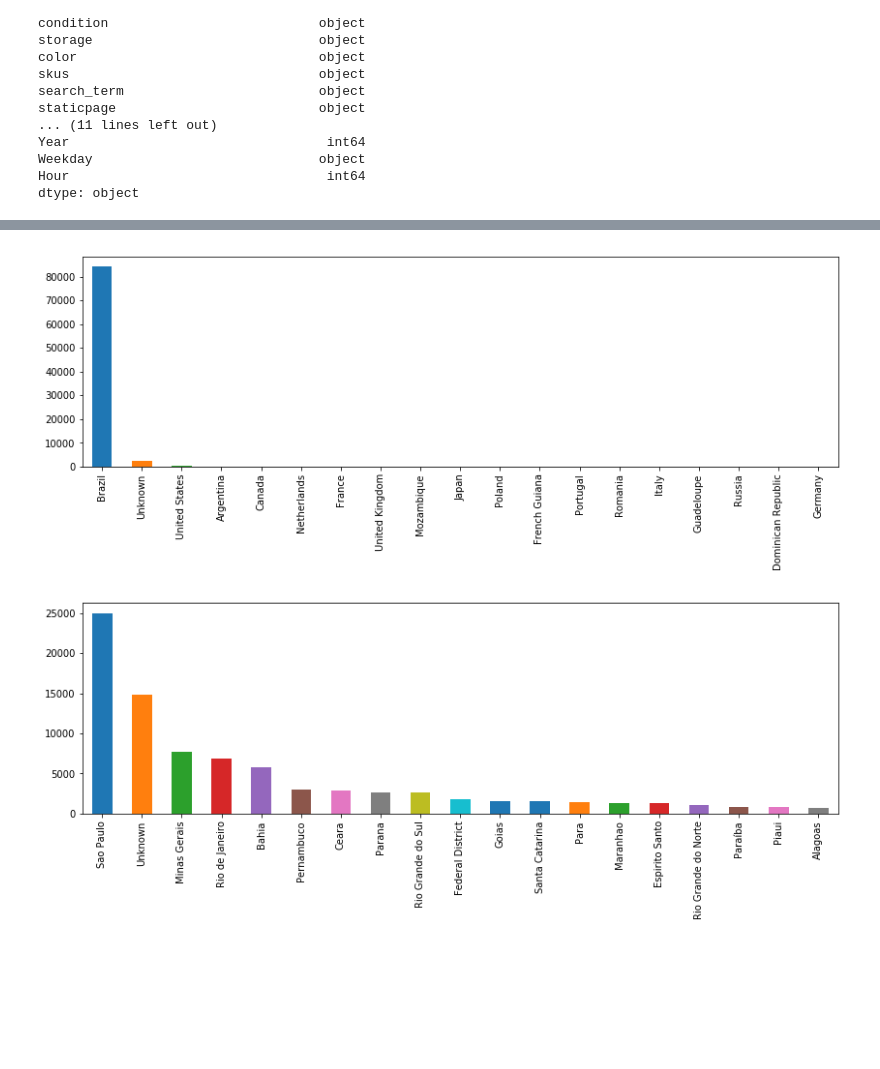
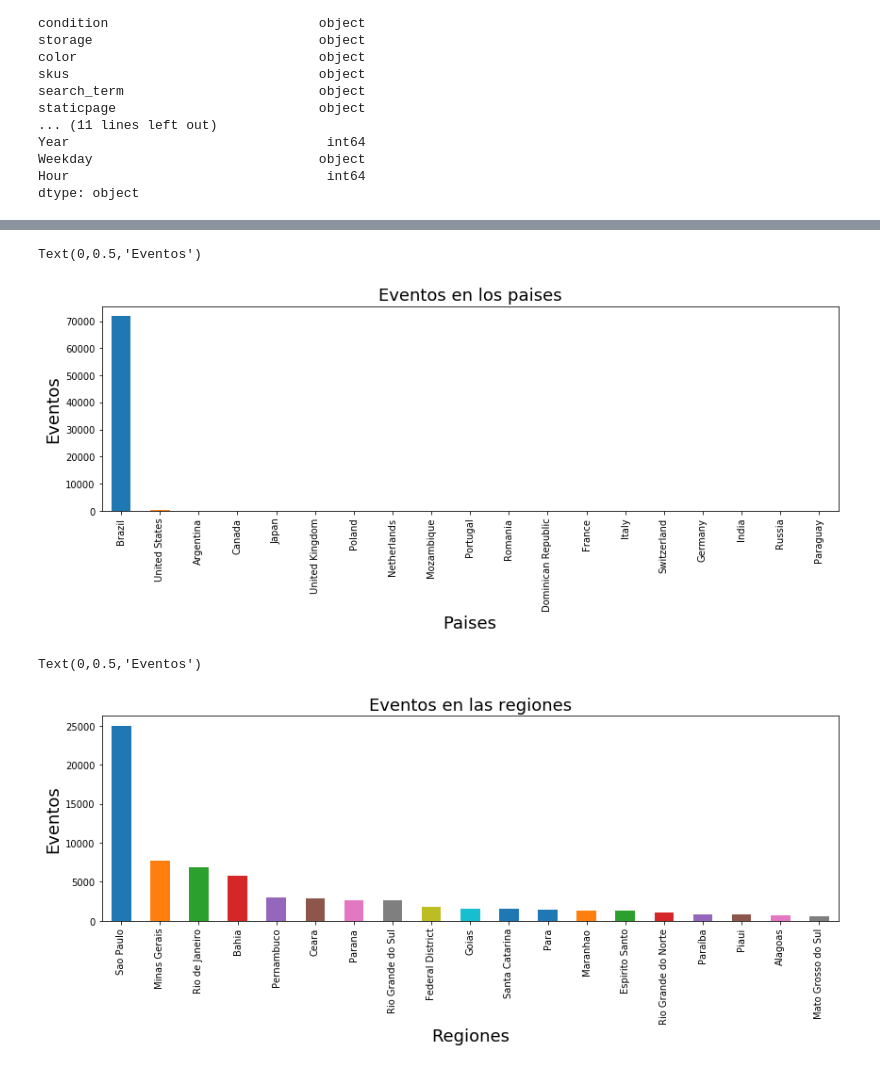
Before and after one commit to MartinCohen98/OrganizacionDeDatosTP1, a Jupyter notebook: AnalisisExploratorioTrocafoneBarbara.ipynb, the cells around one changed output, grey strips where cells are left out. Drawn from its saved outputs; the diff is of its cells as text; code cells hidden in the pictures; blank space fills up the shorter version.

```diff
--- a/AnalisisExploratorioTrocafoneBarbara.ipynb
+++ b/AnalisisExploratorioTrocafoneBarbara.ipynb
@@ -88,11 +102,21 @@ df['Hour'].value_counts().sort_index().plot(kind='bar',figsize=(14,4));
 # %%
 #paises y eventos
-df['country'].value_counts()[0:19].plot(kind='bar',figsize=(14,4));
+dfFiltrado = df.loc[df['region'] != 'Unknown', :]
+plotC=dfFiltrado['country'].value_counts()[0:19].plot(kind='bar',figsize=(14,4));
+plotC.set_title("Eventos en los paises", fontsize=18)
+plotC.set_xlabel("Paises",fontsize=18)
+plotC.set_ylabel("Eventos", fontsize=18)
 # %% [output]
+Text(0,0.5,'Eventos')
-[figure, old version]
+[figure, new version]
 # %%
 #regiones y eventos
-df['region'].value_counts()[0:19].plot(kind='bar',figsize=(14,4));
+dfFiltrado = df.loc[df['region'] != 'Unknown', :]
+plotR=dfFiltrado['region'].value_counts()[0:19].plot(kind='bar',figsize=(14,4));
+plotR.set_title("Eventos en las regiones", fontsize=18)
+plotR.set_xlabel("Regiones",fontsize=18)
+plotR.set_ylabel("Eventos", fontsize=18)
 # %% [output]
+Text(0,0.5,'Eventos')
-[figure, old version]
+[figure, new version]
 # %%
```
Also changed, not shown: parts of 7 cells of this notebook.
